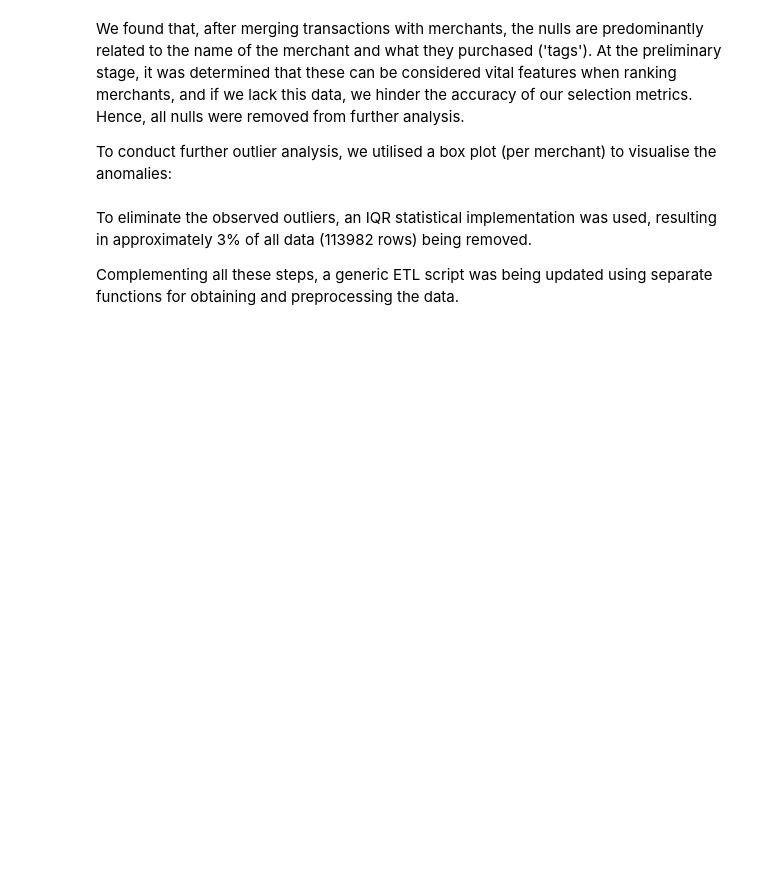
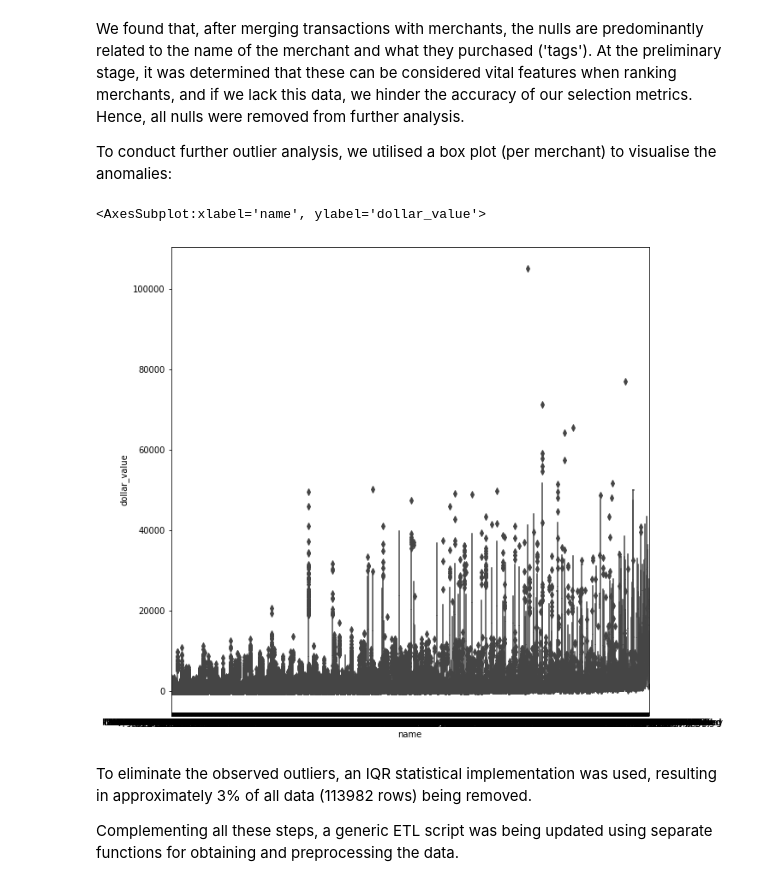
Before and after one commit to MAST30034-Applied-Data-Science/generic-buy-now-pay-later-project-group-17-adsb, a Jupyter notebook: notebooks/summary.ipynb, the cells around one changed output. Saved outputs shown, nothing was run; the diff lists cells and outputs as text; code cells hidden in the pictures; blank space fills up the shorter version.

```diff
--- a/notebooks/summary.ipynb
+++ b/notebooks/summary.ipynb
@@ -18,3 +15,9 @@ FileNotFoundError: [Errno 2] No such file or directory: '../data/curated/transac
+# %%
+def read_transactions(transactions_directories):
+    return pd.concat([pd.read_parquet(trans_dir) for trans_dir in transactions_directories])
+
+transaction_paths  = ['../data/tables/transactions_20210228_20210827_snapshot/', '../data/tables/transactions_20210828_20220227_snapshot/', '../data/tables/transactions_20220228_20220828_snapshot']
+raw_transactions = read_transactions(transaction_paths)
 # %% [markdown]
 # Normalisation
 # %% [markdown]
@@ -40,18 +43,20 @@ We found that, after merging transactions with merchants, the nulls are predomin
 
 To conduct further outlier analysis, we utilised a box plot (per merchant) to visualise the anomalies:
 # %%
-transactions_noNull = transactions.merge(merchants, on='merchant_abn').dropna().groupby("merchant_abn").agg(outlier_count=("dollar_value", get_outliers))
-
-def get_outliers(col):
+def get_outliers(column):
     q1 = np.percentile(column, 25)
     q3 = np.percentile(column, 75)
     IQR = q3 - q1
     return sum((column<(q1 - IQR)) | (column>(q3 + IQR)))
+
+#transactions_noNull = transactions.merge(merchants, on='merchant_abn').dropna().groupby("merchant_abn").agg(outlier_count=("dollar_value", get_outliers)).merge(merchants[['name']], on='merchant_abn')
+transactions_noNull = raw_transactions.merge(merchants, on='merchant_abn').dropna()
+
 plt.figure(figsize=(10,10))
-#sns.boxplot(x='name', y='dollar_value', data = transactions_noNull)
-
-
-#### INSERT BOX-PLOT/VISUALISATION OF OUTLIERS HERE ####
+sns.boxplot(x='name', y='dollar_value', data = transactions_noNull)
+# %% [output]
+<AxesSubplot:xlabel='name', ylabel='dollar_value'>
+[figure, added]
 # %% [markdown]
 To eliminate the observed outliers, an IQR statistical implementation was used, resulting in approximately 3% of all data (113982 rows) being removed.
 
```
Also changed, not shown: parts of 4 cells of this notebook.
